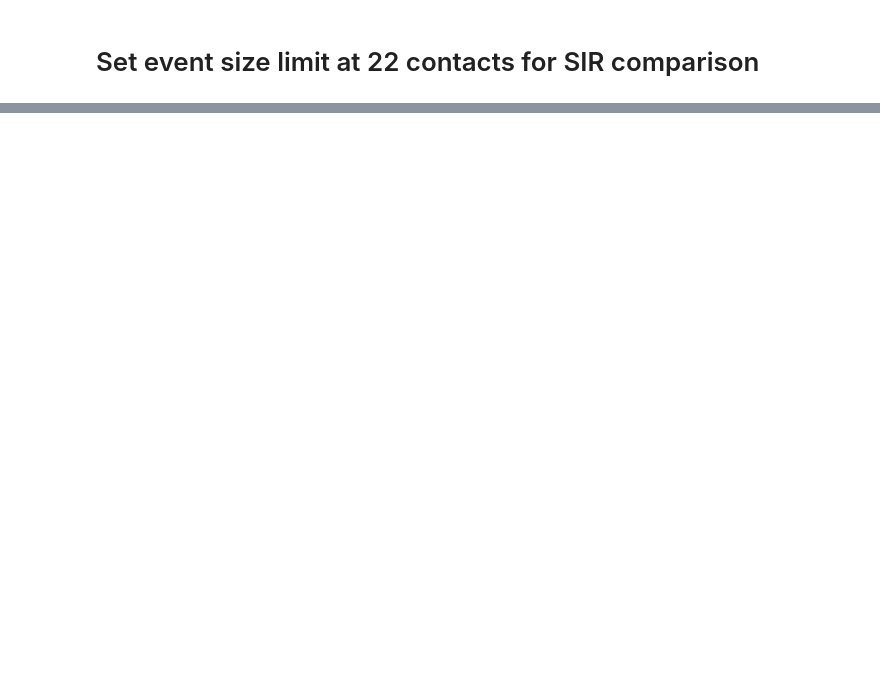
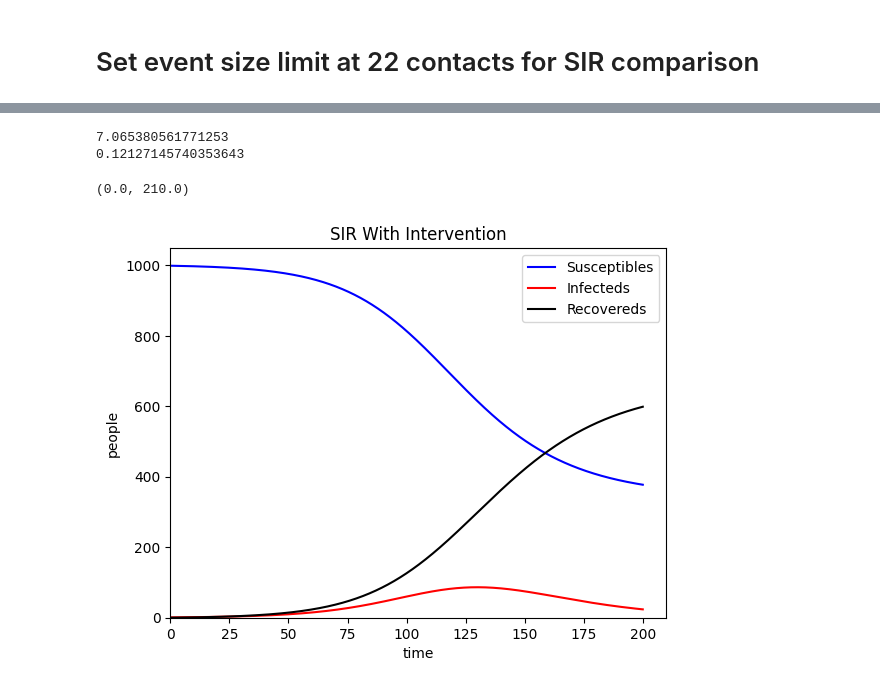
Before and after one commit to doublergreer/viral-superspreading-model, a Jupyter notebook: superspreading_dynamics.ipynb, the cells around one changed output, grey strips where cells are left out. Cells and saved outputs as stored; diff of their text form; code cells hidden in the pictures; blank space fills up the shorter version.

```diff
--- a/superspreading_dynamics.ipynb
+++ b/superspreading_dynamics.ipynb
@@ -281,23 +311,30 @@ ax.set_xlim(left=0)
 # %%
 ## SIR with event size intervention (<5 secondary contacts = event size limit of 22)
-_, c_restricted = relate_max_secondary_to_contacts(p_list[1], 6, secondary_inf_probabilities[:6])
+_, c_restricted = relate_max_secondary_to_contacts(p_list[1], 11, secondary_inf_probabilities[:11])
 
-beta = c_restricted * p_list[1]
+print(c_restricted)
+
+beta = c_restricted * p_list[1] * gamma
 
 print(beta)
 
 S,I,R,T = SIR(S0=999,I0=1,R0=0,
              beta=beta,
-             gamma=1/13.4,
-             t_max=100,
+             gamma=gamma,
+             t_max=200,
              stepsize=0.05)
 fig, ax = plt.subplots()
 ax.plot(T,S, color='b', label='Susceptibles')
 ax.plot(T,I, color='r', label='Infecteds')
 ax.plot(T,R, color='k', label='Recovereds')
 ax.set_title('SIR With Intervention')
 ax.set_xlabel('time')
 ax.set_ylabel('people')
 ax.legend()
 ax.set_ylim(bottom=0)
 ax.set_xlim(left=0)
+# %% [output]
+7.065380561771253
+0.12127145740353643
+(0.0, 210.0)
+[figure, added]
```
Also changed, not shown: parts of 8 cells of this notebook.
